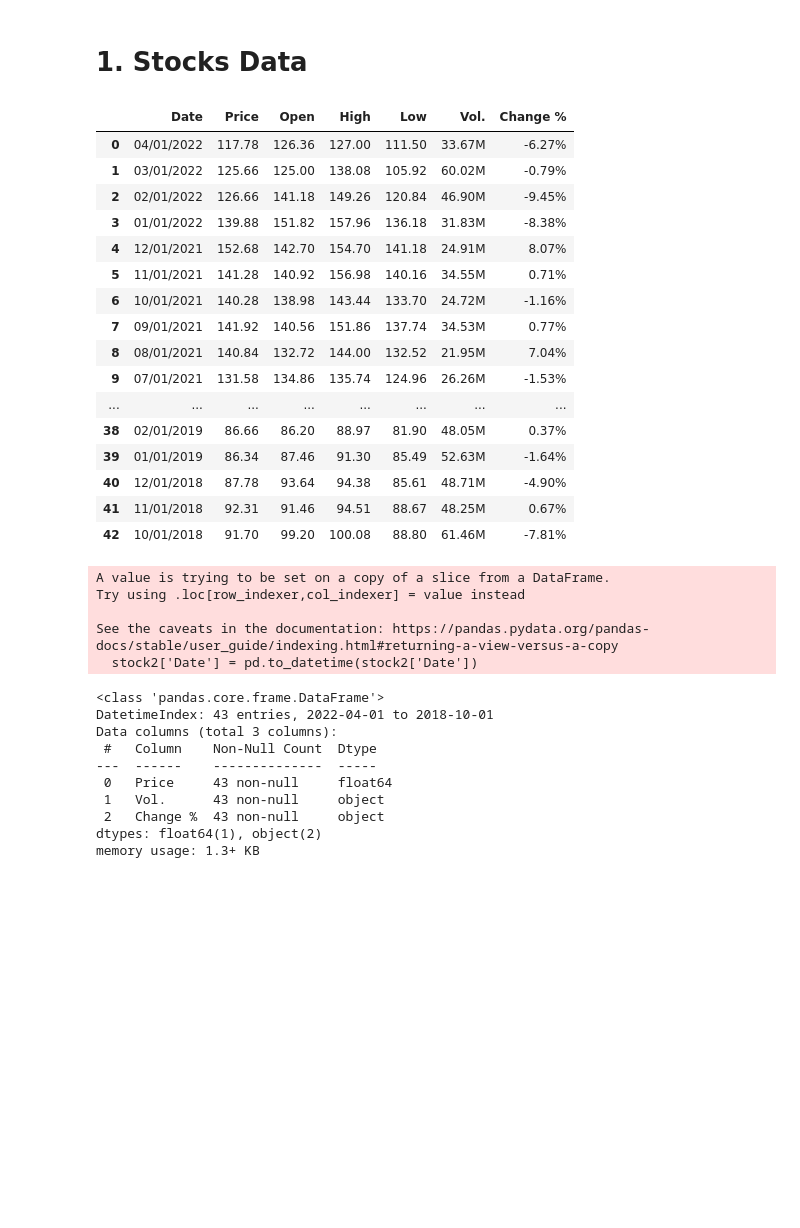
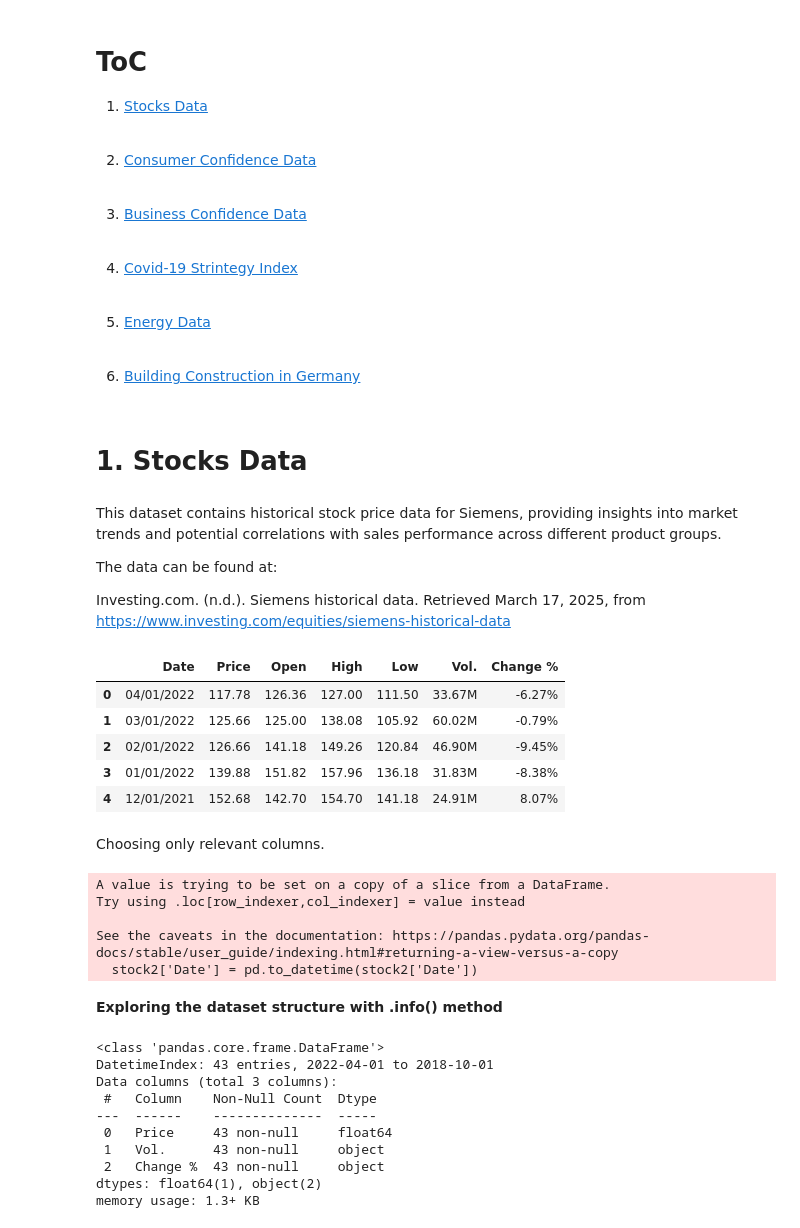
Before and after one commit to MGN19/Siemens-forecast, a Jupyter notebook: Transform External Data.ipynb, the cells around one changed output. Saved outputs shown, nothing was run; the diff lists cells and outputs as text; code cells hidden in the pictures; blank space fills up the shorter version.

Commit message:
siemens stock data done

```diff
--- a/Transform External Data.ipynb
+++ b/Transform External Data.ipynb
@@ -1,2 +27,19 @@
+# %% [markdown]
+# ToC
+
+<a class="anchor" id="top"></a>
+
+
+1. [Stocks Data](#1.-Stocks-Data) <br><br>
+
+2. [Consumer Confidence Data](#2.-Consumer-Confidence-Data) <br><br>
+
+3. [Business Confidence Data](#3.-Business-Confidence-Data) <br><br>
+
+4. [Covid-19 Strintegy Index](#4.-Covid-19-Strintegy-Index) <br><br>
+
+5. [Energy Data](#5.-Energy-Data) <br><br>
+
+6. [Building Construction in Germany](#6.-Building-Construction-in-Germany) <br>
 # %%
 import pandas as pd
@@ -6,26 +50,23 @@ pd.set_option('display.max_columns', None)
 # %% [markdown]
 # 1. Stocks Data
+# %% [markdown]
+This dataset contains historical stock price data for Siemens, providing insights into market trends and potential correlations with sales performance across different product groups.
+
+The data can be found at:
+
+Investing.com. (n.d.). Siemens historical data. Retrieved March 17, 2025, from https://www.investing.com/equities/siemens-historical-data
 # %%
 stock = pd.read_csv('./extra data/Siemens AG Stock Price History.csv')
-stock
+stock.head()
 # %% [output]
 |  | Date | Price | Open | High | Low | Vol. | Change % |
 | 0 | 04/01/2022 | 117.78 | 126.36 | 127.00 | 111.50 | 33.67M | -6.27% |
 | 1 | 03/01/2022 | 125.66 | 125.00 | 138.08 | 105.92 | 60.02M | -0.79% |
 | 2 | 02/01/2022 | 126.66 | 141.18 | 149.26 | 120.84 | 46.90M | -9.45% |
 | 3 | 01/01/2022 | 139.88 | 151.82 | 157.96 | 136.18 | 31.83M | -8.38% |
 | 4 | 12/01/2021 | 152.68 | 142.70 | 154.70 | 141.18 | 24.91M | 8.07% |
-| 5 | 11/01/2021 | 141.28 | 140.92 | 156.98 | 140.16 | 34.55M | 0.71% |
-| 6 | 10/01/2021 | 140.28 | 138.98 | 143.44 | 133.70 | 24.72M | -1.16% |
-| 7 | 09/01/2021 | 141.92 | 140.56 | 151.86 | 137.74 | 34.53M | 0.77% |
-| 8 | 08/01/2021 | 140.84 | 132.72 | 144.00 | 132.52 | 21.95M | 7.04% |
-| 9 | 07/01/2021 | 131.58 | 134.86 | 135.74 | 124.96 | 26.26M | -1.53% |
-| ... | ... | ... | ... | ... | ... | ... | ... |
-| 38 | 02/01/2019 | 86.66 | 86.20 | 88.97 | 81.90 | 48.05M | 0.37% |
-| 39 | 01/01/2019 | 86.34 | 87.46 | 91.30 | 85.49 | 52.63M | -1.64% |
-| 40 | 12/01/2018 | 87.78 | 93.64 | 94.38 | 85.61 | 48.71M | -4.90% |
-| 41 | 11/01/2018 | 92.31 | 91.46 | 94.51 | 88.67 | 48.25M | 0.67% |
-| 42 | 10/01/2018 | 91.70 | 99.20 | 100.08 | 88.80 | 61.46M | -7.81% |
+# %% [markdown]
+Choosing only relevant columns.
 # %%
 stock2 = stock[['Date', 'Price', 'Vol.', 'Change %']]
 # %%
@@ -37,6 +78,8 @@ Try using .loc[row_indexer,col_indexer] = value instead
 
 See the caveats in the documentation: https://pandas.pydata.org/pandas-docs/stable/user_guide/indexing.html#returning-a-view-versus-a-copy
   stock2['Date'] = pd.to_datetime(stock2['Date'])
+# %% [markdown]
+**Exploring the dataset structure with .info() method**
 # %%
 stock2.info()
 # %% [output]
```
Also changed, not shown: parts of 10 cells of this notebook.
